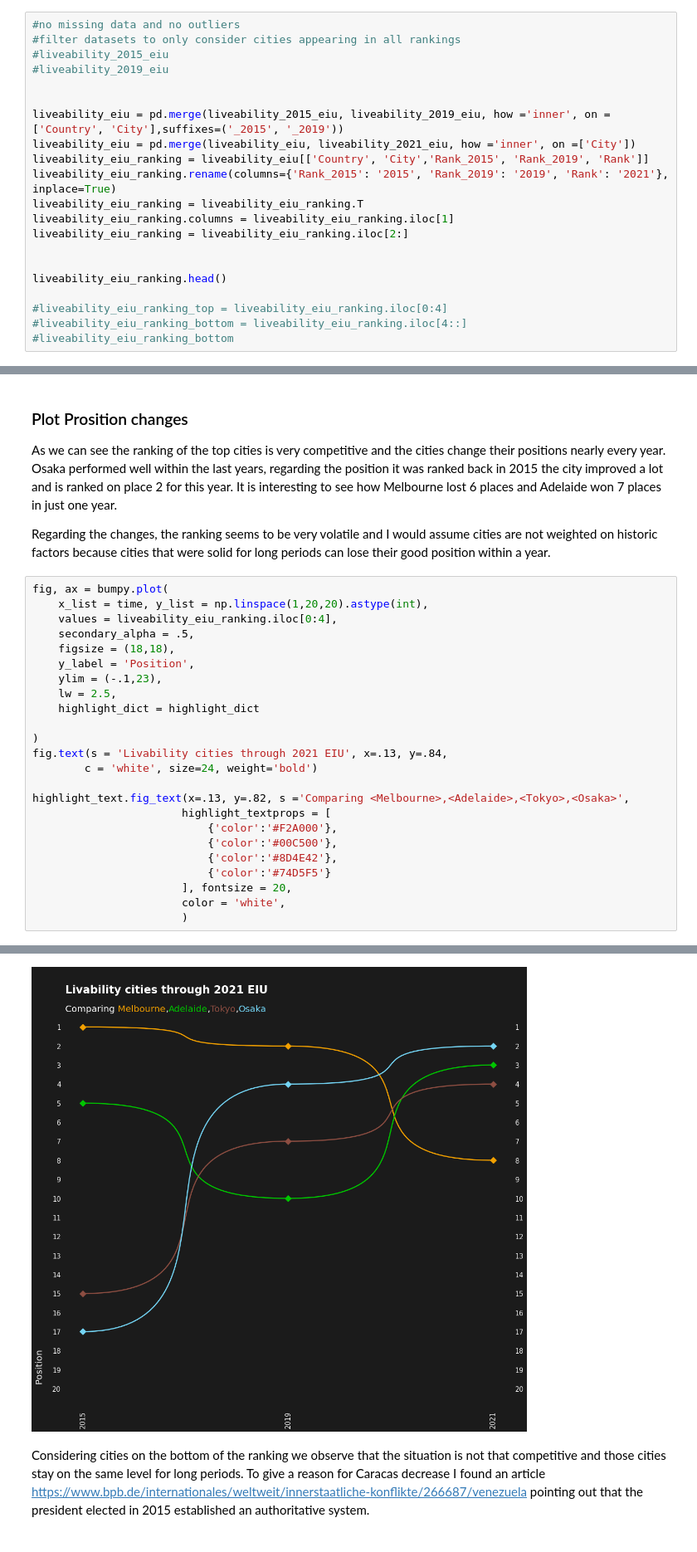
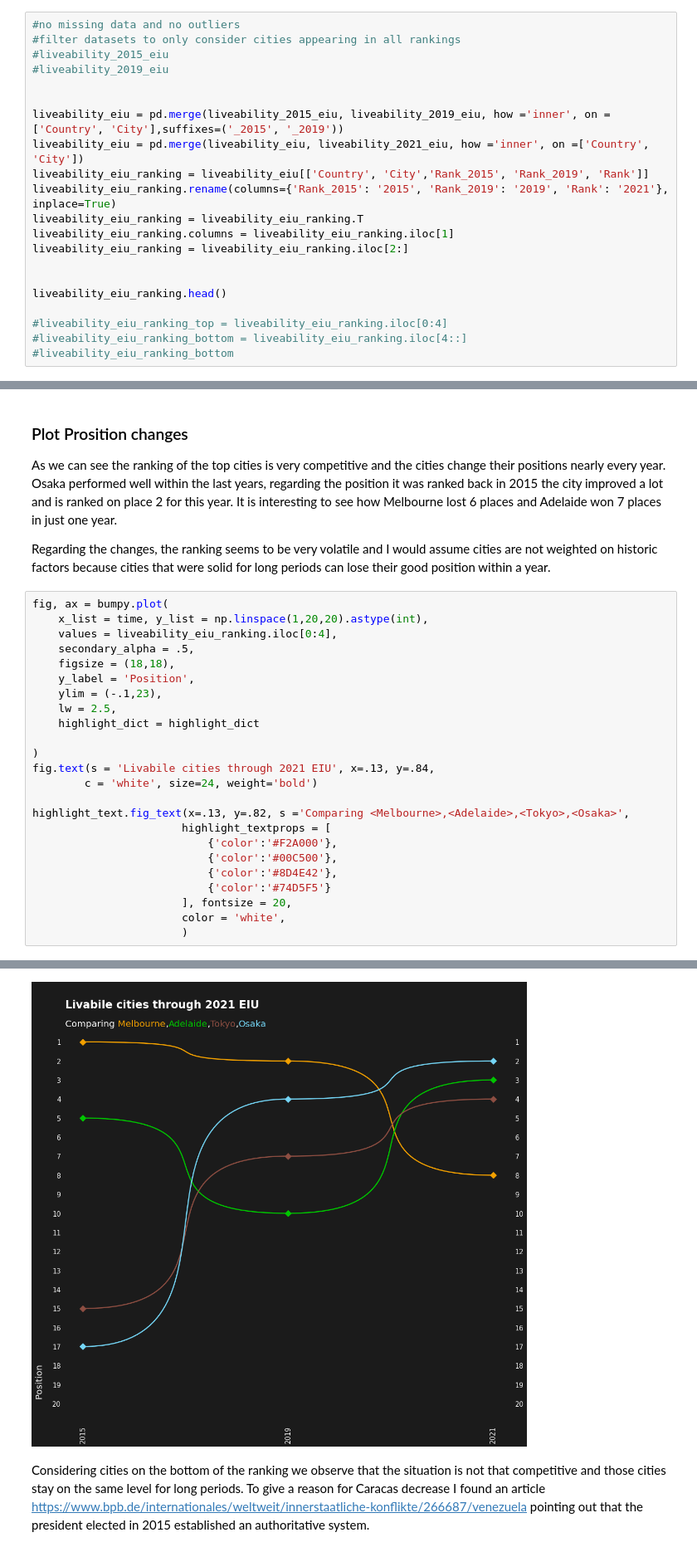
Before and after one commit to lukasthekid/liveability-ex, a Jupyter notebook: ex3.ipynb, the cells around one changed output, grey strips where cells are left out. Shown at 83% size. Saved outputs shown, nothing was run; the diff lists cells and outputs as text.

```diff
--- a/ex3.ipynb
+++ b/ex3.ipynb
@@ -63,7 +63,7 @@ Our Dataframe consists of cities either performing very well or bad in those ran
 
 
 liveability_eiu = pd.merge(liveability_2015_eiu, liveability_2019_eiu, how ='inner', on =['Country', 'City'],suffixes=('_2015', '_2019'))
-liveability_eiu = pd.merge(liveability_eiu, liveability_2021_eiu, how ='inner', on =['City'])
+liveability_eiu = pd.merge(liveability_eiu, liveability_2021_eiu, how ='inner', on =['Country', 'City'])
 liveability_eiu_ranking = liveability_eiu[['Country', 'City','Rank_2015', 'Rank_2019', 'Rank']]
 liveability_eiu_ranking.rename(columns={'Rank_2015': '2015', 'Rank_2019': '2019', 'Rank': '2021'}, inplace=True)
 liveability_eiu_ranking = liveability_eiu_ranking.T
@@ -136,30 +136,30 @@ Regarding the changes, the ranking seems to be very volatile and I would assume
 # %%
 fig, ax = bumpy.plot(
     x_list = time, y_list = np.linspace(1,20,20).astype(int),
     values = liveability_eiu_ranking.iloc[0:4],
     secondary_alpha = .5,
     figsize = (18,18),
     y_label = 'Position',
     ylim = (-.1,23),
     lw = 2.5,
     highlight_dict = highlight_dict
 
 )
-fig.text(s = 'Livability cities through 2021 EIU', x=.13, y=.84,
+fig.text(s = 'Livabile cities through 2021 EIU', x=.13, y=.84,
         c = 'white', size=24, weight='bold')
 
 highlight_text.fig_text(x=.13, y=.82, s ='Comparing <Melbourne>,<Adelaide>,<Tokyo>,<Osaka>',
                        highlight_textprops = [
                            {'color':'#F2A000'},
                            {'color':'#00C500'},
                            {'color':'#8D4E42'},
                            {'color':'#74D5F5'}
                        ], fontsize = 20,
                        color = 'white',
                        )
 # %% [output]
 <highlight_text.htext.HighlightText at 0x...>
-[figure, old version]
+[figure, new version]
 # %% [markdown]
 Considering cities on the bottom of the ranking we observe that the situation is not that competitive and those cities stay on the same level for long periods.
 To give a reason for Caracas decrease I found an article https://www.bpb.de/internationales/weltweit/innerstaatliche-konflikte/266687/venezuela pointing out that the president elected in 2015 established an authoritative system.
```
Also changed, not shown: parts of 4 cells of this notebook.
